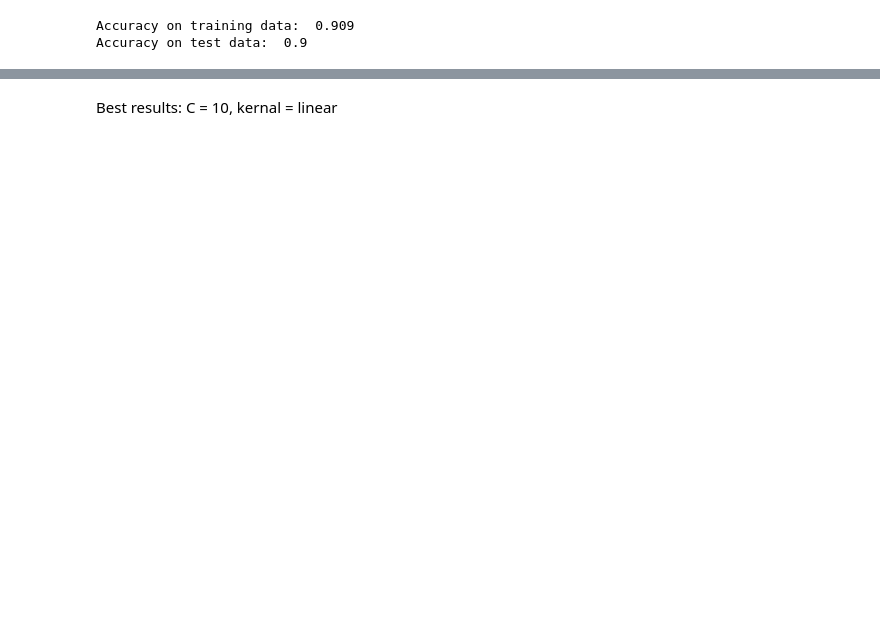
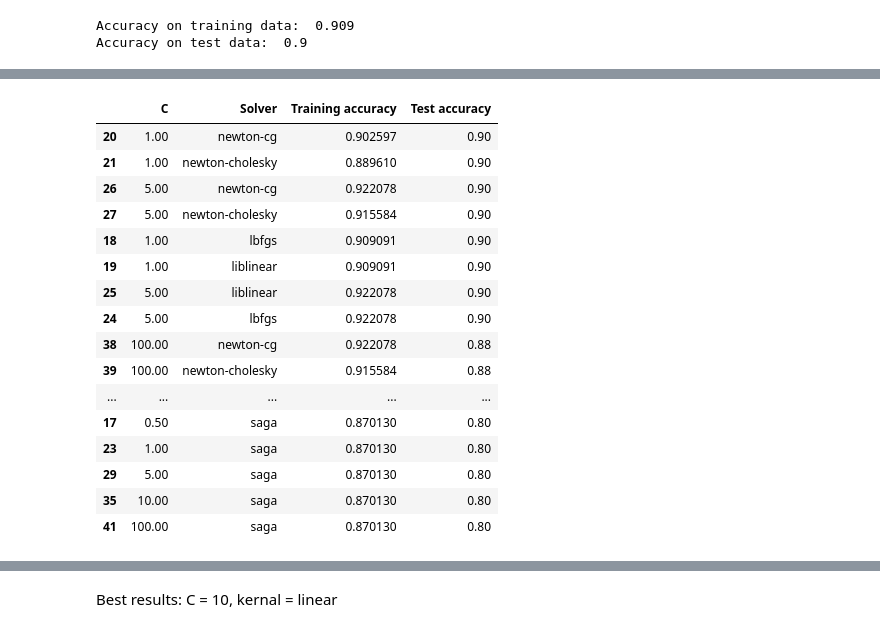
Before and after one commit to MichaelMcCarey/WildfiresProject, a Jupyter notebook: WildfiresProject.ipynb, the cells around one changed output, grey strips where cells are left out. Drawn from its saved outputs; the diff is of its cells as text; code cells hidden in the pictures; blank space fills up the shorter version.

Commit message:
Started making charts where you can see the effects of hyperparameter tuning better

```diff
--- a/WildfiresProject.ipynb
+++ b/WildfiresProject.ipynb
@@ -89,7 +89,7 @@ Please also refer to the documentation for alternative solver options:
 # %%
 # since i am getting a message about changing the shape of y, and also being told to increase the max_iter, i will be changing it as suggested and using the new version as the actual default accuracy
-y_training = y_training.ravel()
-y_test = y_test.ravel()
+y_training = y_training.values.ravel()
+y_test = y_test.values.ravel()
 
 #new model fixed
 model = LogisticRegression(max_iter=10000) # this is high but it finally got rid of the message for all future code
@@ -103,7 +103,7 @@ predictions_test = model.predict(X_test)
 accuracy_training = metrics.accuracy_score(y_training, predictions_training)
 accuracy_test = metrics.accuracy_score(y_test, predictions_test)
 
-print(f'Accuracy on training data:  {accuracy_training:.3f}') # using this to limit accuracy results to 3 decimals for neatness
+print(f'Accuracy on training data:  {round(accuracy_training,3)}') # using this to limit accuracy results to 3 decimals for neatness
 print('Accuracy on test data: ', accuracy_test)
 # %% [output]
 Accuracy on training data:  0.909
@@ -112,6 +112,7 @@ Accuracy on test data:  0.9
 # tune hyperparameters
 C_values = [0.01, 0.1, 0.5, 1, 5, 10, 100] # chose wide range for C to explore how it effects accuracy, noticed best results came from around 1 so i added 0.5 and 5 later to see if they gave better results
 solvers = ['lbfgs', 'liblinear', 'newton-cg', 'newton-cholesky', 'sag', 'saga'] # the options for solvers from sci kit
+logistic_chart = [] # will use to make a chart
 
 # this loop will print out a list of how each combination of the hyperparameters performed
 for c in C_values:
@@ -120,5 +121,6 @@ for c in C_values:
         model.fit(X_training, y_training)
         accuracy_training = metrics.accuracy_score(y_training, model.predict(X_training))
         accuracy_test = metrics.accuracy_score(y_test, model.predict(X_test))
-        print(f"C={c}, solver='{solver}', Accuracy on training data: {accuracy_training:.3f}, Accuracy on test data: {accuracy_test:.3f}")
+        logistic_chart.append([c, solver, accuracy_training, accuracy_test])
+        print(f"C={c}, solver='{solver}', Accuracy on training data: {round(accuracy_training,3)}, Accuracy on test data: {round(accuracy_test,3)}")
 # %% [output]
@@ -141,0 +144,22 @@ C=100, solver='saga', Accuracy on training data: 0.870, Accuracy on test data: 0
+# %%
+logistic_chart = pd.DataFrame(logistic_chart, columns=['C', 'Solver', 'Training accuracy', 'Test accuracy']) # gives column names
+logistic_chart = logistic_chart.sort_values(by=['Test accuracy'], ascending=False) # so the highest test accuracy is at the top
+logistic_chart
+# %% [output]
+|  | C | Solver | Training accuracy | Test accuracy |
+| 20 | 1.00 | newton-cg | 0.902597 | 0.90 |
+| 21 | 1.00 | newton-cholesky | 0.889610 | 0.90 |
+| 26 | 5.00 | newton-cg | 0.922078 | 0.90 |
+| 27 | 5.00 | newton-cholesky | 0.915584 | 0.90 |
+| 18 | 1.00 | lbfgs | 0.909091 | 0.90 |
+| 19 | 1.00 | liblinear | 0.909091 | 0.90 |
+| 25 | 5.00 | liblinear | 0.922078 | 0.90 |
+| 24 | 5.00 | lbfgs | 0.922078 | 0.90 |
+| 38 | 100.00 | newton-cg | 0.922078 | 0.88 |
+| 39 | 100.00 | newton-cholesky | 0.915584 | 0.88 |
+| ... | ... | ... | ... | ... |
+| 17 | 0.50 | saga | 0.870130 | 0.80 |
+| 23 | 1.00 | saga | 0.870130 | 0.80 |
+| 29 | 5.00 | saga | 0.870130 | 0.80 |
+| 35 | 10.00 | saga | 0.870130 | 0.80 |
+| 41 | 100.00 | saga | 0.870130 | 0.80 |
```
Also changed, not shown: parts of 6 cells of this notebook.
